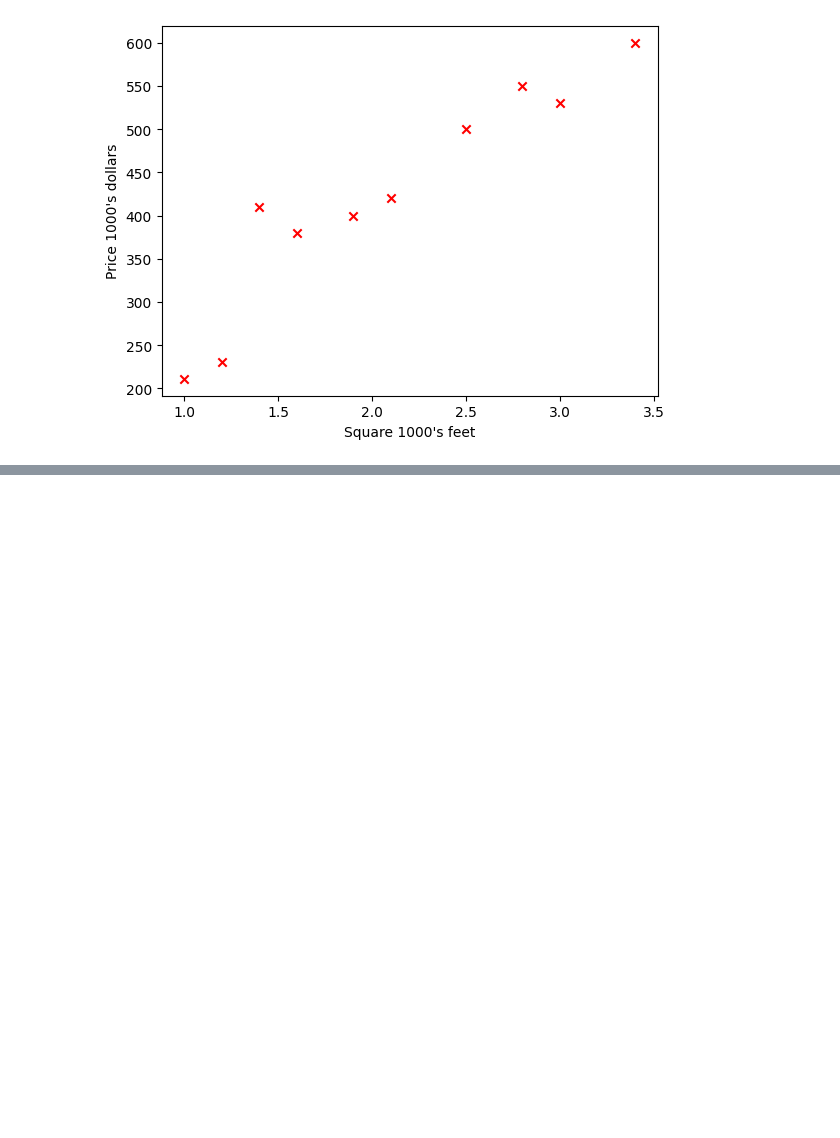
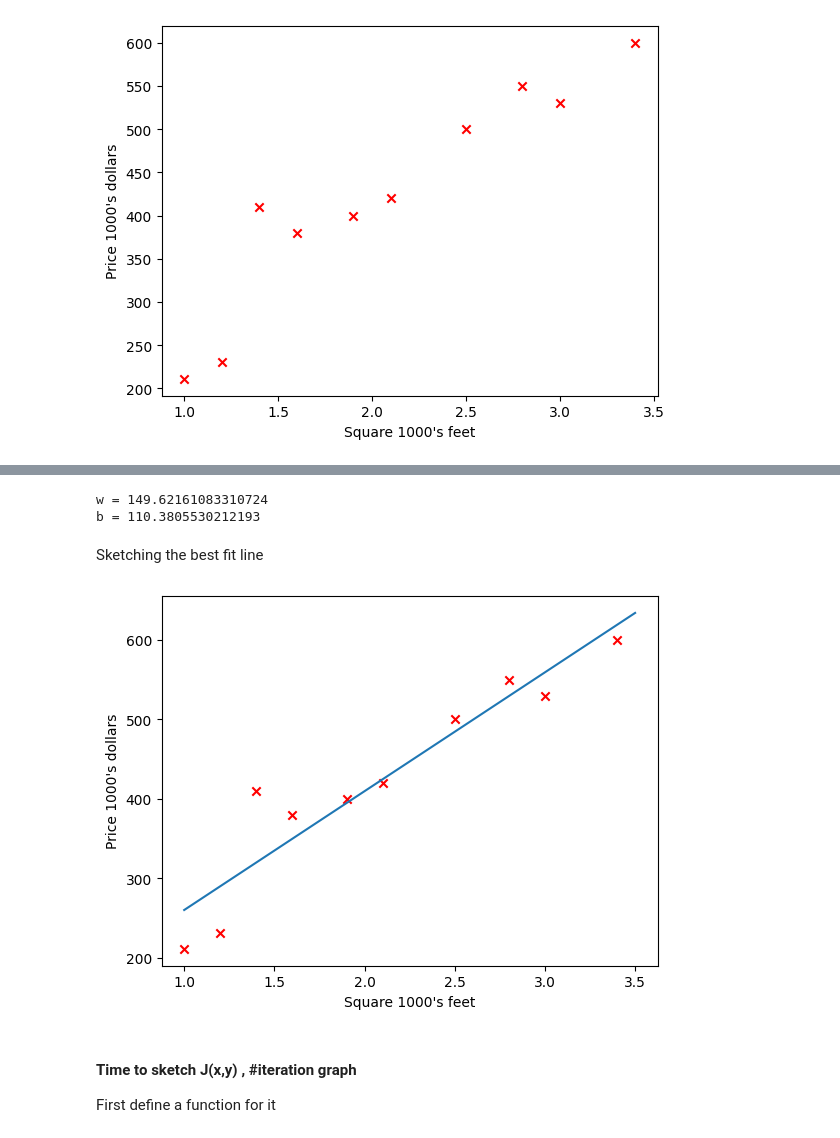
Before and after one commit to MehmetEmirGonenc/MachineLearning, a Jupyter notebook: LinearRegression/SingleVariable/SingleLinearRegression.ipynb, the cells around one changed output, grey strips where cells are left out. Cells and saved outputs as stored; diff of their text form; code cells hidden in the pictures; blank space fills up the shorter version.

```diff
--- a/LinearRegression/SingleVariable/SingleLinearRegression.ipynb
+++ b/LinearRegression/SingleVariable/SingleLinearRegression.ipynb
@@ -133,0 +169,53 @@ plt.show()
+# %%
+def gradient_compute(x, y, w, b):# x and y are vectors, w and b are scalers
+    # Return 2 scalers
+    dj_dw = 0
+    dj_db = 0
+    m = len(x)
+
+    sumw = 0
+    sumb = 0
+    for i in range(m):
+        sumw += (f_wb(x[i],w,b) - y[i]) * x[i]
+        sumb += (f_wb(x[i],w,b) - y[i])
+
+    dj_dw = sumw / m
+    dj_db = sumb / m
+    return dj_dw, dj_db
+# %%
+def gradient_descent (x, y, w, b, alpha = 0.01):# x and y are vectors, w, b and alpha are scalers
+    # Returns 2 scalers
+    while True:
+        tmpw = w
+        tmpb = b
+        dj_dw, dj_db = gradient_compute(x, y, w, b)
+        tmpw -= alpha * dj_dw
+        tmpb -= alpha * dj_db
+
+        if w / tmpw < 1.00001 and w / tmpw > 0.99999:
+            if b / tmpb < 1.00001 and b / tmpb > 0.99999:
+                break
+        w = tmpw
+        b = tmpb
+    return w, b
+# %%
+initial_w = 0
+initial_b = 0
+w, b = gradient_descent(x, y, initial_w, initial_b)
+print(f"w =",w,"\nb =",b)
+# %% [output]
+w = 149.62161083310724
+b = 110.3805530212193
+# %% [markdown]
+Sketching the best fit line
+# %%
+plt.scatter(x, y, marker='x', c='r')
+plt.plot([1.0,3.5],[1.0*w+b,3.5*w+b])
+plt.xlabel("Square 1000's feet")
+plt.ylabel("Price 1000's dollars")
+plt.show()
+# %% [output]
+[figure, added]
+# %% [markdown]
+#### Time to sketch J(x,y) , #iteration graph
+First define a function for it
```
Also changed, not shown: parts of 15 cells of this notebook.
